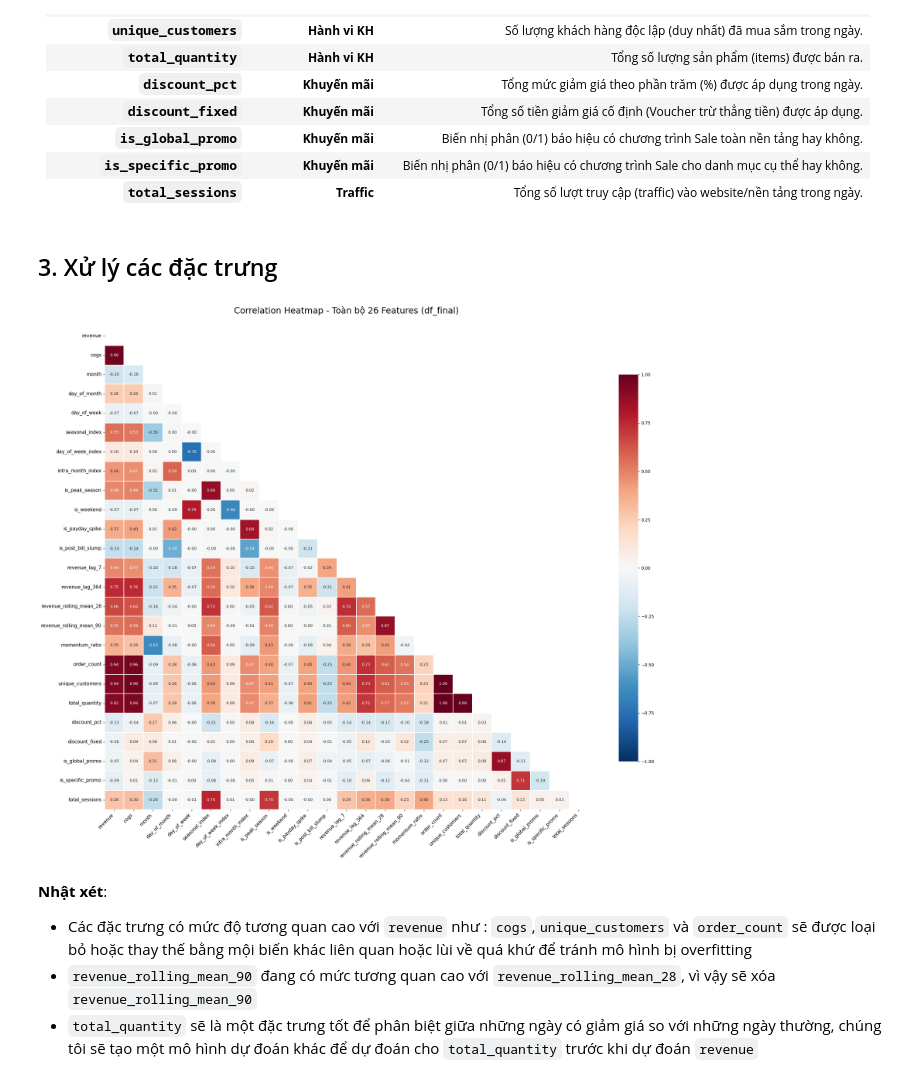
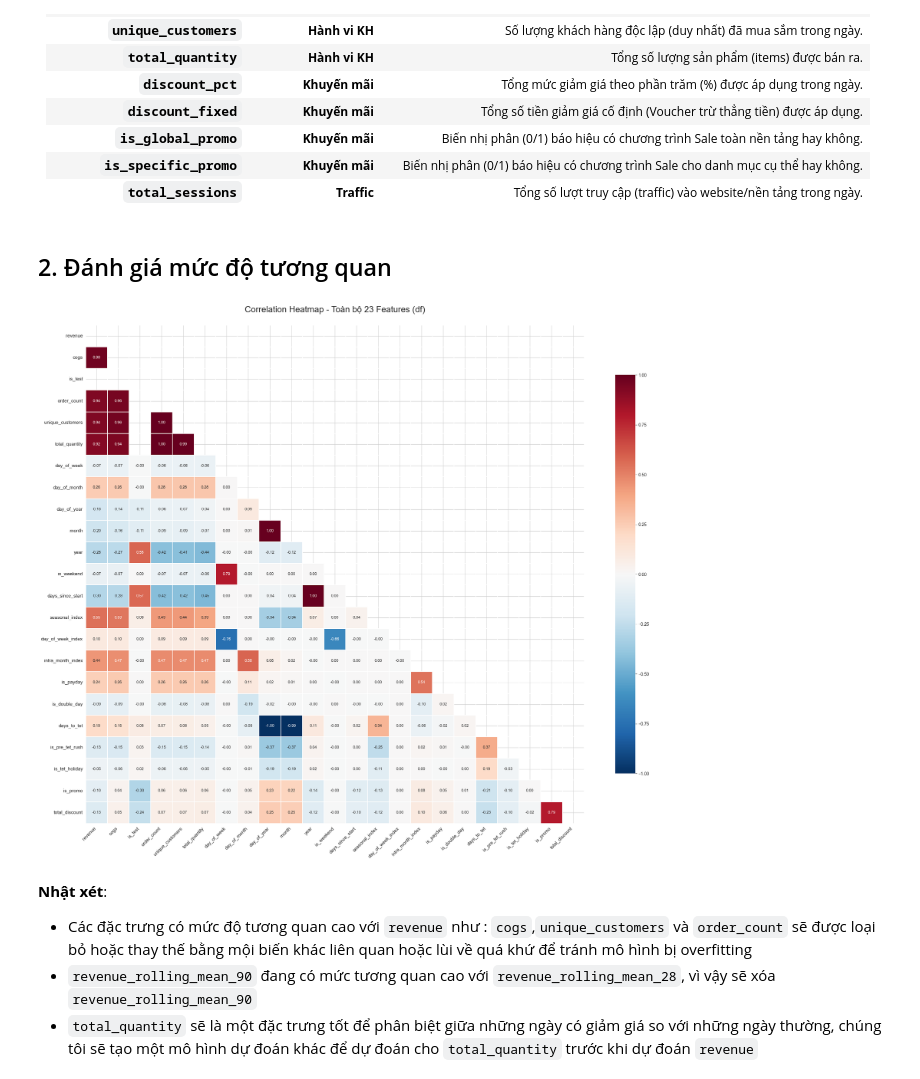
Before and after one commit to anhthu0910/vimchanhxa-datathon, a Jupyter notebook: notebooks/06_FEATURES_ENGINEER_.ipynb, the cells around one changed output. Drawn from its saved outputs; the diff is of its cells as text; code cells hidden in the pictures.

```diff
--- a/notebooks/06_FEATURES_ENGINEER_.ipynb
+++ b/notebooks/06_FEATURES_ENGINEER_.ipynb
@@ -36,4 +39,4 @@ from src.baseline_models import vanilla_lightgbm_model
 # %%
-df_seasonals = get_data_processed('sales_seasonal.csv')
-df_seasonals.head()
+df = get_data_processed('final_features.csv')
+df.head()
 # %% [output]
@@ -172,47 +109,48 @@ Dưới đây là giải thích chi tiết ý nghĩa và mục đích sử dụn
 | **`is_global_promo`** | **Khuyến mãi** | Biến nhị phân (0/1) báo hiệu có chương trình Sale toàn nền tảng hay không. |
 | **`is_specific_promo`** | **Khuyến mãi** | Biến nhị phân (0/1) báo hiệu có chương trình Sale cho danh mục cụ thể hay không. |
 | **`total_sessions`** | **Traffic** | Tổng số lượt truy cập (traffic) vào website/nền tảng trong ngày. |
-# %% [markdown]
-## 3. Xử lý các đặc trưng
+# %% [markdown]
+## 2. Đánh giá mức độ tương quan
 # %%
 def plot_final_heatmap(df):
     # 1. Chỉ lấy các cột dữ liệu số
     df_numeric = df.select_dtypes(include=[np.number])
+    n = len(df_numeric.columns)
 
     # 2. Tính ma trận tương quan
     corr = df_numeric.corr()
 
     # 3. Tạo mask che đi nửa trên để dễ nhìn hơn
     mask = np.triu(np.ones_like(corr, dtype=bool))
 
     # 4. Thiết lập kích thước lớn (20x16) để hiển thị rõ 26 features
     plt.figure(figsize=(22, 18))
 
     # 5. Vẽ heatmap
     sns.heatmap(
         corr,
         mask=mask,
         annot=True,          # Hiện số
         fmt=".2f",           # Lấy 2 chữ số thập phân
         cmap='RdBu_r',       # Màu Đỏ (dương) - Trắng (0) - Xanh (âm)
         center=0,
         vmin=-1, vmax=1,
         square=True,
         linewidths=.3,
         cbar_kws={"shrink": .8},
         annot_kws={"size": 9} # Cỡ chữ số nhỏ lại để không bị đè nhau
     )
 
-    plt.title('Correlation Heatmap - Toàn bộ 26 Features (df_final)', fontsize=20, pad=30)
+    plt.title(f'Correlation Heatmap - Toàn bộ {n} Features (df)', fontsize=20, pad=30)
     plt.xticks(rotation=45, ha='right', fontsize=11)
     plt.yticks(fontsize=11)
     plt.tight_layout()
     plt.show()
 
 # Thực thi vẽ biểu đồ
-plot_final_heatmap(df_final)
+plot_final_heatmap(df)
 # %% [output]
-[figure, old version]
+[figure, new version]
 # %% [markdown]
 **Nhật xét**:
 - Các đặc trưng có mức độ tương quan cao với `revenue` như : `cogs`,`unique_customers` và `order_count` sẽ được loại bỏ hoặc thay thế bằng mội biến khác liên quan hoặc lùi về quá khứ để tránh mô hình bị overfitting
```
Also changed, not shown: parts of 40 cells of this notebook, 1 other file.
